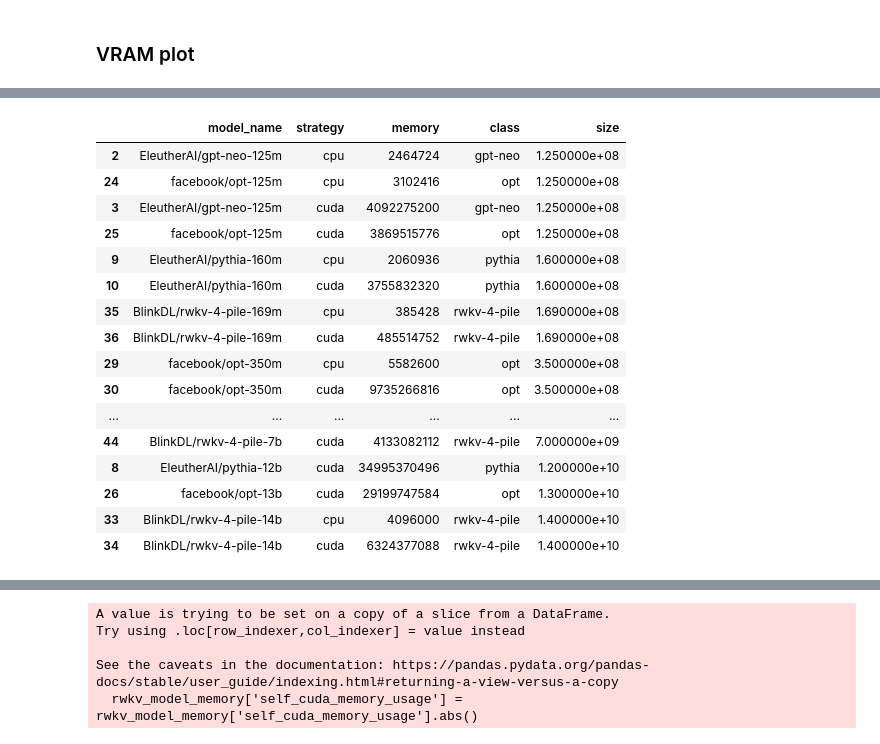
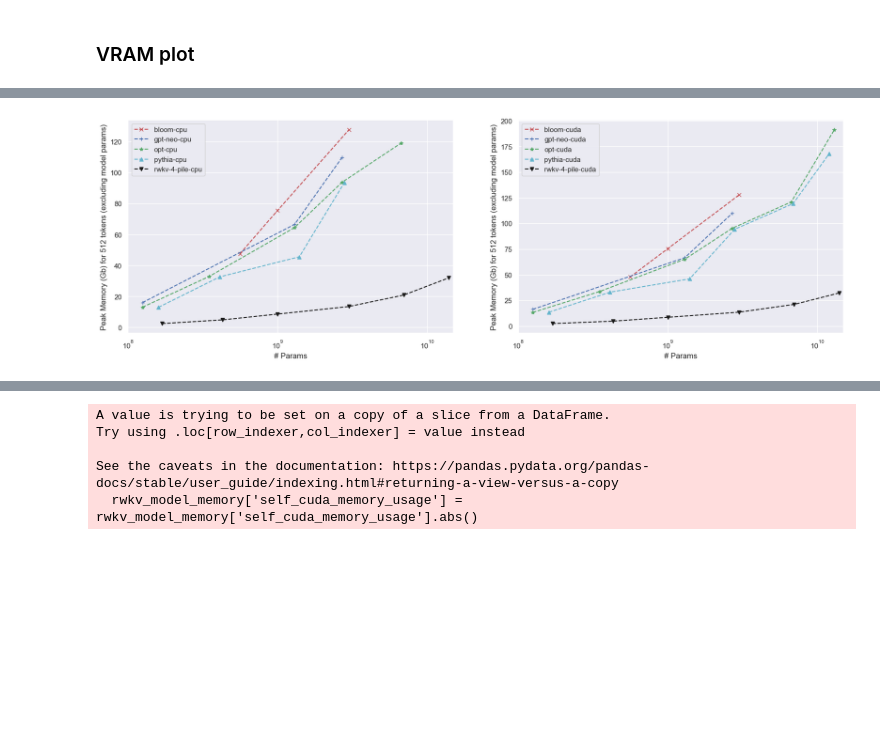
Before and after one commit to SSamDav/RWKV-Inference-Experiments, a Jupyter notebook: plots.ipynb, the cells around one changed output, grey strips where cells are left out. Drawn from its saved outputs; the diff is of its cells as text; code cells hidden in the pictures; blank space fills up the shorter version.

```diff
--- a/plots.ipynb
+++ b/plots.ipynb
@@ -77,7 +99,7 @@ df_rwkv_cpu = pd.read_csv(BASE_PATH / "inference_results_rwkv.csv")
 df_rwkv_cpu = df_rwkv_cpu[df_rwkv_cpu.strategy.str.contains("cpu")]
 # %%
 df["memory"] = df["self_cuda_memory_usage"].abs()
-df_cpu["memory"] = df_cpu["cpu_memory_usage"]
+df_cpu["memory"] = df_cpu["self_cpu_memory_usage"].abs()
 df_rwkv["memory"] = df_rwkv["self_cuda_memory_usage"].abs()
-df_rwkv_cpu["memory"] = df_rwkv_cpu["cpu_memory_usage"]
+df_rwkv_cpu["memory"] = df_rwkv_cpu["self_cpu_memory_usage"].abs()
 # %%
@@ -99,3 +108,8 @@ df_rwkv
 # %%
-df = pd.concat([df, df_cpu])
-df_rwkv = pd.concat([df_rwkv, df_rwkv_cpu])
+# df["memory"] = np.maximum(df["cpu_memory_usage"].values, df["cuda_memory_usage"].values)
+# df_rwkv["memory"] = np.maximum(df_rwkv["cpu_memory_usage"].values, df_rwkv["cuda_memory_usage"].values)
+
+max_toks = 512
+df_ = groupby_first_n(df, ["model_name", "strategy"], n=max_toks)[["memory"]].last()
+df_rwkv_ = groupby_first_n(df_rwkv, ["model_name", "strategy"], n=max_toks)[["memory"]].sum()
+main_df = pd.concat([df_, df_rwkv_]).reset_index()
@@ -115,22 +121,23 @@ main_df["size"] = main_df["model_name"].apply(lambda x: float(x.split("-")[-1][:
 main_df["strategy"] = main_df["strategy"].apply(lambda x: "cuda" if "cuda" in x else "cpu")
 main_df = main_df.sort_values(["size", "strategy"])
 # %%
-main_df
+colors = "rbgck"
+icons = "x+*^v"
+alpha = {"cpu": 0.5, "cuda": 1.0}
+
+fig, axs = plt.subplots(1, 2, figsize=(20, 6))
+
+for i, (class_, model_df) in enumerate(main_df.groupby("class")):
+    for s, strategy in enumerate(["cpu", "cuda"]):
+        mask = model_df["strategy"] == strategy
+        axs[s].plot(model_df[mask]["size"], model_df[mask]["memory"]*10**(-8), f'{colors[i]}{icons[i]}--', label=f"{class_}-{strategy}") # , alpha=alpha[strategy])
+
+for s in [0, 1]:
+    axs[s].legend()
+    axs[s].set_xscale("log")
+    # axs[s].set_yscale("log")
+    axs[s].set_xlabel("# Params")
+    axs[s].set_ylabel(f"Peak Memory (Gb) for {max_toks} tokens (excluding model params)")
+    axs[s].set_xlim(10**8, 1.5*10**10)
 # %% [output]
-|  | model_name | strategy | memory | class | size |
-| 2 | EleutherAI/gpt-neo-125m | cpu | 2464724 | gpt-neo | 1.250000e+08 |
-| 24 | facebook/opt-125m | cpu | 3102416 | opt | 1.250000e+08 |
-| 3 | EleutherAI/gpt-neo-125m | cuda | 4092275200 | gpt-neo | 1.250000e+08 |
-| 25 | facebook/opt-125m | cuda | 3869515776 | opt | 1.250000e+08 |
-| 9 | EleutherAI/pythia-160m | cpu | 2060936 | pythia | 1.600000e+08 |
-| 10 | EleutherAI/pythia-160m | cuda | 3755832320 | pythia | 1.600000e+08 |
-| 35 | BlinkDL/rwkv-4-pile-169m | cpu | 385428 | rwkv-4-pile | 1.690000e+08 |
-| 36 | BlinkDL/rwkv-4-pile-169m | cuda | 485514752 | rwkv-4-pile | 1.690000e+08 |
-| 29 | facebook/opt-350m | cpu | 5582600 | opt | 3.500000e+08 |
-| 30 | facebook/opt-350m | cuda | 9735266816 | opt | 3.500000e+08 |
-| ... | ... | ... | ... | ... | ... |
-| 44 | BlinkDL/rwkv-4-pile-7b | cuda | 4133082112 | rwkv-4-pile | 7.000000e+09 |
-| 8 | EleutherAI/pythia-12b | cuda | 34995370496 | pythia | 1.200000e+10 |
-| 26 | facebook/opt-13b | cuda | 29199747584 | opt | 1.300000e+10 |
-| 33 | BlinkDL/rwkv-4-pile-14b | cpu | 4096000 | rwkv-4-pile | 1.400000e+10 |
-| 34 | BlinkDL/rwkv-4-pile-14b | cuda | 6324377088 | rwkv-4-pile | 1.400000e+10 |
+[figure, added]
```
Also changed, not shown: parts of 10 cells of this notebook, 2 other files.
